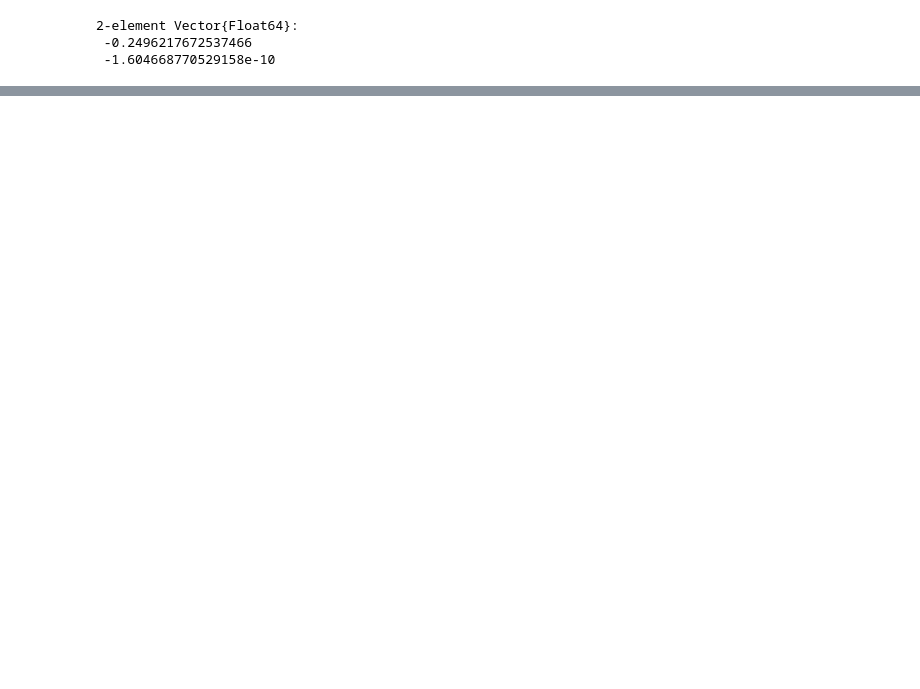
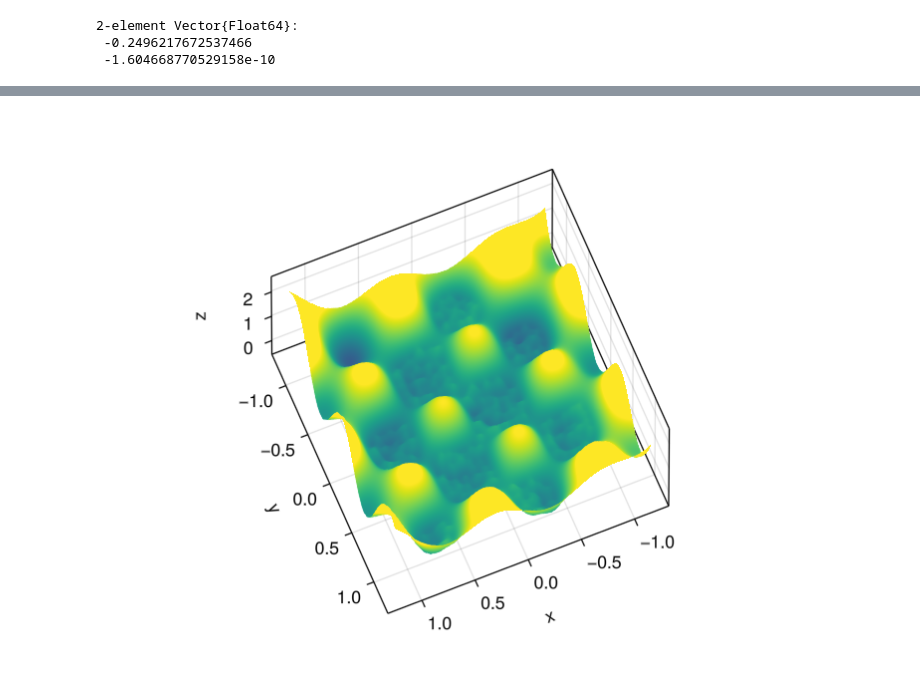
Before and after one commit to kangpyo/ABCD_J, a Jupyter notebook: test_basin_filling_jl.ipynb, the cells around one changed output, grey strips where cells are left out. Drawn from its saved outputs; the diff is of its cells as text; code cells hidden in the pictures; blank space fills up the shorter version.

```diff
--- a/test_basin_filling_jl.ipynb
+++ b/test_basin_filling_jl.ipynb
@@ -46,15 +55,4 @@ elementwise_f (generic function with 1 method)
 # %%
-n_grid = 480
-x = range(-1.2, stop=1.2, length=n_grid+1)
-y = range(-1.2, stop=1.2, length=n_grid+1)
-
-# Create 2D meshgrid
-X, Y = meshgrid(x, y)
-
-# Compute Z as a function of X and Y
-# Define a common frequency for the landscape
-frequency = 2 * π * 1
-
 # A simple PES function
 function f_basin(x)
     coord = [x..., 0.0]
@@ -66,12 +64,9 @@ function f_z(x)
     return sin.(frequency * x[1]) .* cos.(frequency * x[2]) + f_basin(x)
 end
 
-# Compute Z as a function of X and Y using the common frequency
-Z = elementwise_f(f_z, X, Y) + elementwise_f(f_basin, X, Y)
-
 # Penalty function
 function f_phi_p(x, x_0, sigma=0.01, W=0.5)
-    phi_p = sum([W * exp(-sum((x - c).^2) / (2*sigma^2)) for c in x_0])
+    phi_p = sum([W * exp(-sum((x .- c).^2) / (2*sigma^2)) for c in x_0])
     return phi_p
 end
 # %% [output]
@@ -191,11 +258,14 @@ f
 # %%
-# Plot the PES with bias potential
+# Plot the PES filed with bias potential
 f2 = Figure()
-ax = Axis3(f2[1, 1])
+ax = Axis3(f2[1, 1], azimuth = pi/8*3, elevation = pi/8*3)
 
 f_new = x -> f_z(x) + f_basin(x) + f_phi_p(x, x_list, sigma, W)
-Z_bias = elementwise_f(f_new, X, Y)
+# Z_bias = elementwise_f(f_new, X, Y)
+Z_bias = map(x->f_new(x), zip(X, Y))
 
-surface!(ax, X, Y, Z_bias, colormap = :viridis, shading = NoShading)
+surface!(ax, X, Y, Z_bias, colormap = :viridis, shading = NoShading, colorrange = (-1, 1))
 
 f2
+# %% [output]
+[figure, added]
```
Also changed, not shown: parts of 16 cells of this notebook.
